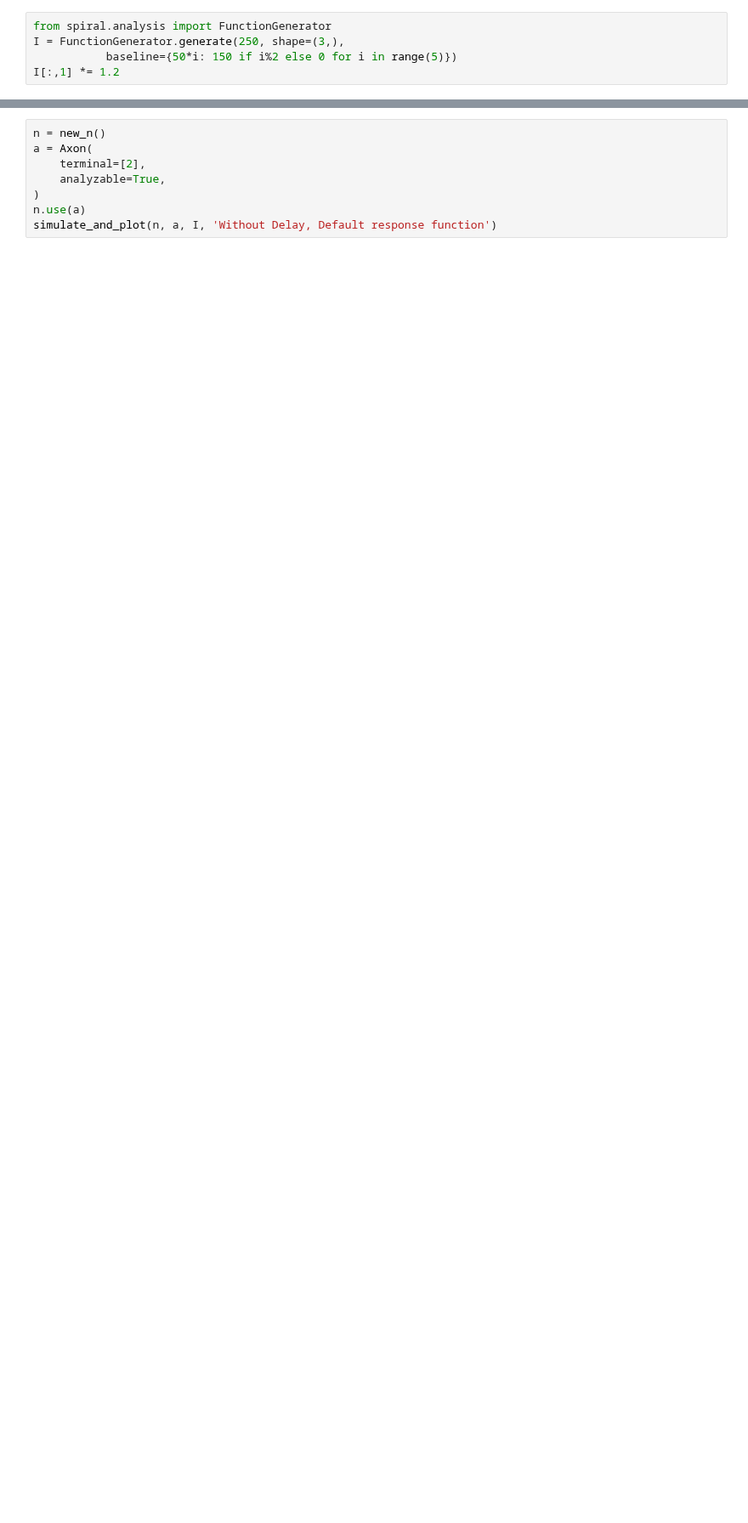
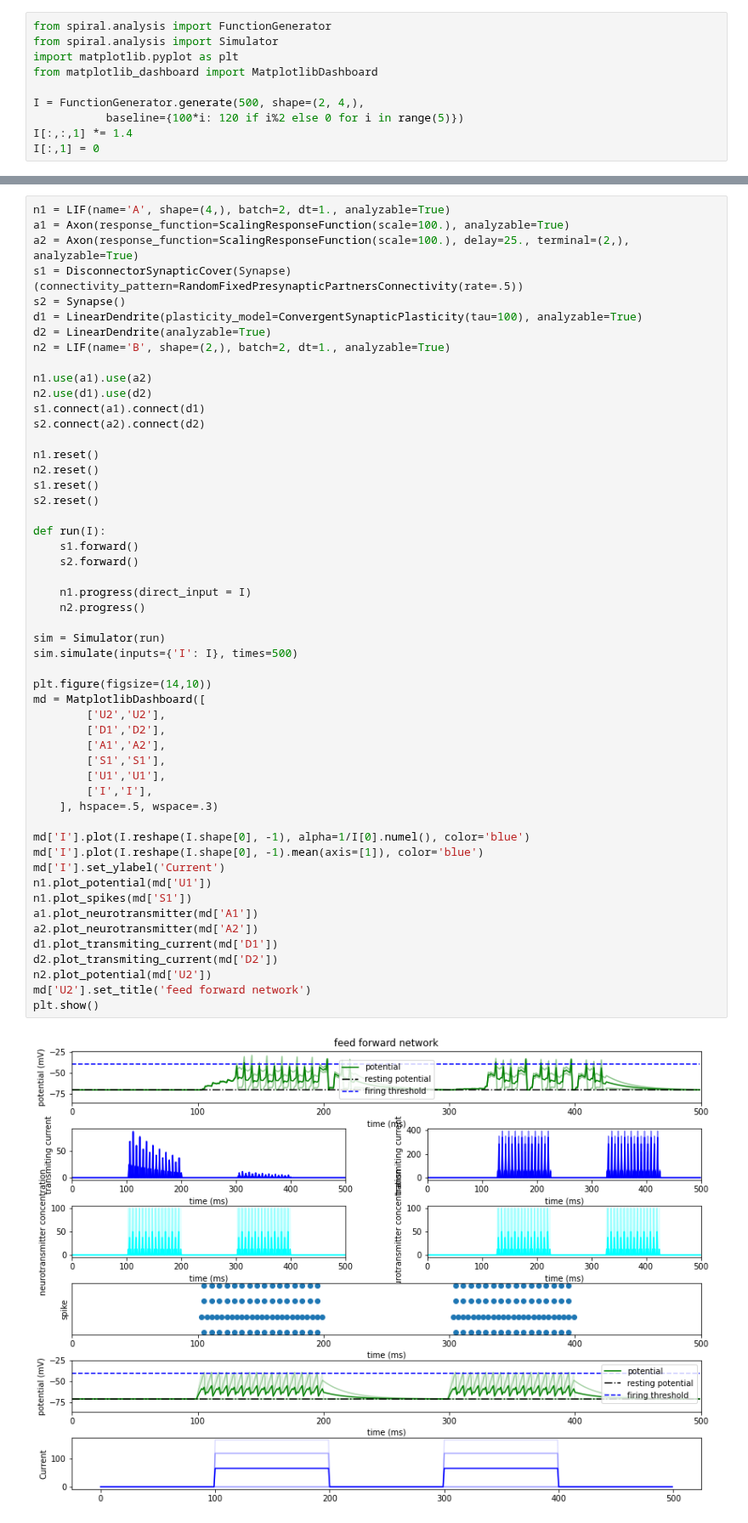
Before and after one commit to cnrl/Spiral, a Jupyter notebook: examples/4.synapse.ipynb, the cells around one changed output, grey strips where cells are left out. Shown at 85% size. Saved outputs shown, nothing was run; the diff lists cells and outputs as text; blank space fills up the shorter version.

```diff
--- a/examples/4.synapse.ipynb
+++ b/examples/4.synapse.ipynb
@@ -62,5 +24,10 @@ tensor([[1, 1, 1],
 # %%
 from spiral.analysis import FunctionGenerator
-I = FunctionGenerator.generate(250, shape=(3,),
-           baseline={50*i: 150 if i%2 else 0 for i in range(5)})
-I[:,1] *= 1.2
+from spiral.analysis import Simulator
+import matplotlib.pyplot as plt
+from matplotlib_dashboard import MatplotlibDashboard
+
+I = FunctionGenerator.generate(500, shape=(2, 4,),
+           baseline={100*i: 120 if i%2 else 0 for i in range(5)})
+I[:,:,1] *= 1.4
+I[:,1] = 0
@@ -89,8 +34,54 @@ def simulate_and_plot(n, a, I, title=''):
-# %%
-n = new_n()
-a = Axon(
-    terminal=[2],
-    analyzable=True,
-)
-n.use(a)
-simulate_and_plot(n, a, I, 'Without Delay, Default response function')
+# %%
+n1 = LIF(name='A', shape=(4,), batch=2, dt=1., analyzable=True)
+a1 = Axon(response_function=ScalingResponseFunction(scale=100.), analyzable=True)
+a2 = Axon(response_function=ScalingResponseFunction(scale=100.), delay=25., terminal=(2,), analyzable=True)
+s1 = DisconnectorSynapticCover(Synapse)(connectivity_pattern=RandomFixedPresynapticPartnersConnectivity(rate=.5))
+s2 = Synapse()
+d1 = LinearDendrite(plasticity_model=ConvergentSynapticPlasticity(tau=100), analyzable=True)
+d2 = LinearDendrite(analyzable=True)
+n2 = LIF(name='B', shape=(2,), batch=2, dt=1., analyzable=True)
+
+n1.use(a1).use(a2)
+n2.use(d1).use(d2)
+s1.connect(a1).connect(d1)
+s2.connect(a2).connect(d2)
+
+n1.reset()
+n2.reset()
+s1.reset()
+s2.reset()
+
+def run(I):
+    s1.forward()
+    s2.forward()
+
+    n1.progress(direct_input = I)
+    n2.progress()
+
+sim = Simulator(run)
+sim.simulate(inputs={'I': I}, times=500)
+
+plt.figure(figsize=(14,10))
+md = MatplotlibDashboard([
+        ['U2','U2'],
+        ['D1','D2'],
+        ['A1','A2'],
+        ['S1','S1'],
+        ['U1','U1'],
+        ['I','I'],
+    ], hspace=.5, wspace=.3)
+
+md['I'].plot(I.reshape(I.shape[0], -1), alpha=1/I[0].numel(), color='blue')
+md['I'].plot(I.reshape(I.shape[0], -1).mean(axis=[1]), color='blue')
+md['I'].set_ylabel('Current')
+n1.plot_potential(md['U1'])
+n1.plot_spikes(md['S1'])
+a1.plot_neurotransmitter(md['A1'])
+a2.plot_neurotransmitter(md['A2'])
+d1.plot_transmiting_current(md['D1'])
+d2.plot_transmiting_current(md['D2'])
+n2.plot_potential(md['U2'])
+md['U2'].set_title('feed forward network')
+plt.show()
+# %% [output]
+[figure, added]
```
Also changed, not shown: parts of 8 cells of this notebook, 7 other files.
